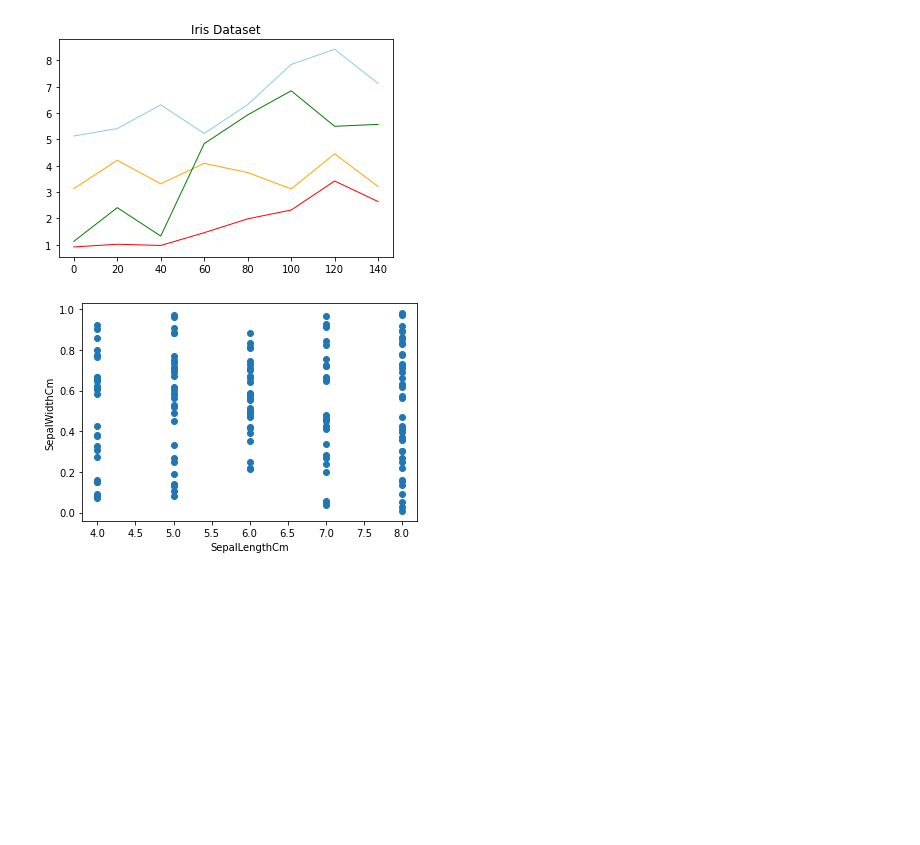
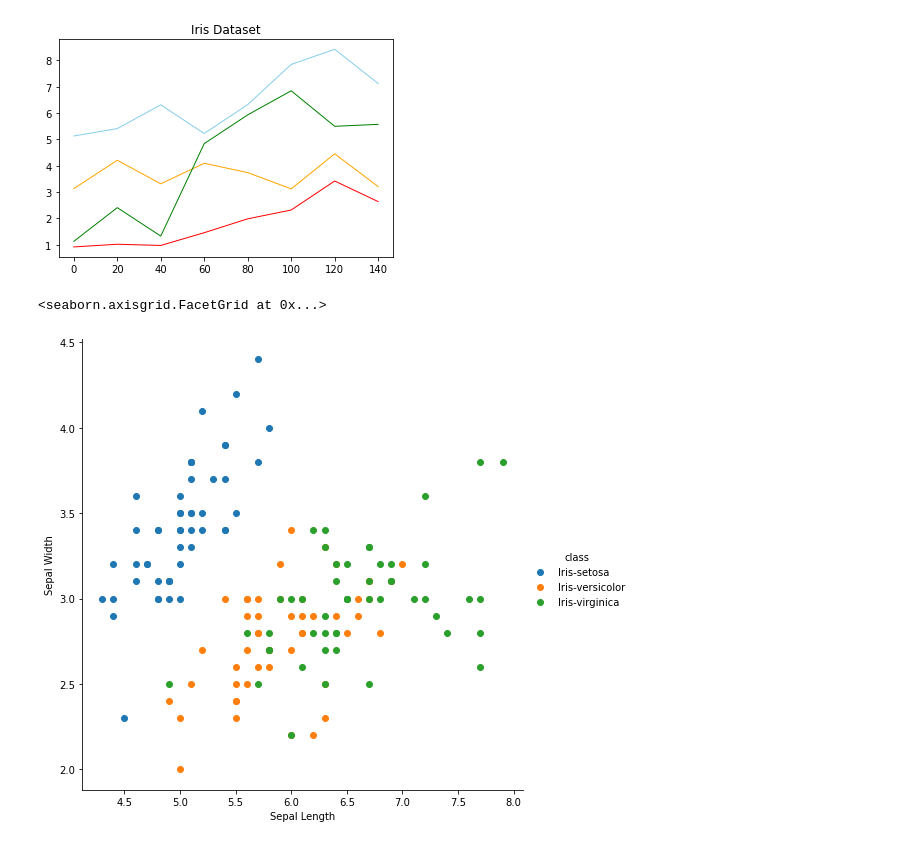
Before and after one commit to fay-code/German-credit-risk, a Jupyter notebook: analisa data iris.ipynb, the cells around one changed output. Drawn from its saved outputs; the diff is of its cells as text; code cells hidden in the pictures; blank space fills up the shorter version.

Commit message:
add changes
perubahan pada scatter plot

```diff
--- a/analisa data iris.ipynb
+++ b/analisa data iris.ipynb
@@ -225,14 +226,10 @@ plt.xticks(np.arange(len(x_labels)), x_labels)
 plt.show()
 # %% [output]
 [figure]
-# %%
-n_petals = 150
-sepal_length = np.asarray([random.randint(4 , 8) for _ in range(n_petals)])
-sepal_width = np.asarray([random.random() for _ in range(n_petals)])
-
-plt.scatter(x=sepal_length, y=sepal_width)
-plt.ylabel("SepalWidthCm")
-plt.xlabel("SepalLengthCm")
-plt.show()
-# %% [output]
-[figure, removed]
+# %%
+sns.FacetGrid(iris_data, hue="class", height=7) \
+.map(plt.scatter, "Sepal Length", "Sepal Width") \
+.add_legend()
+# %% [output]
+<seaborn.axisgrid.FacetGrid at 0x...>
+[figure, added]
```
Also changed, not shown: parts of 3 cells of this notebook.
